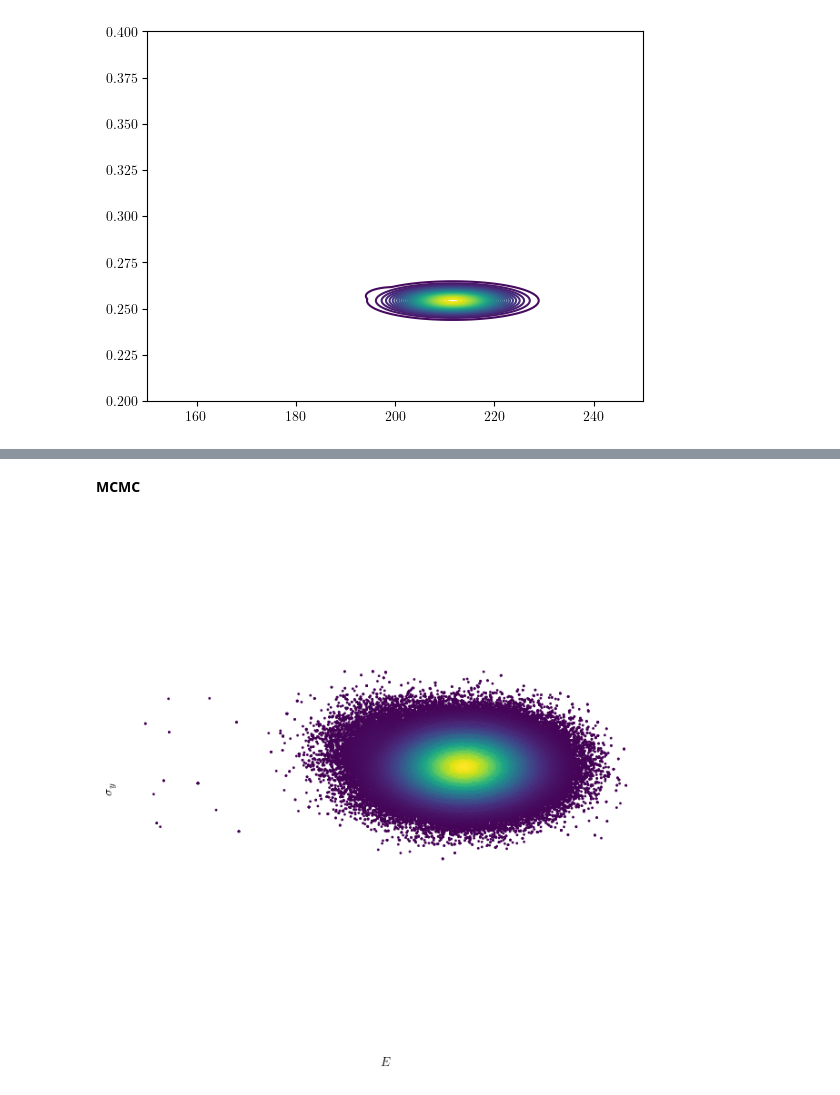
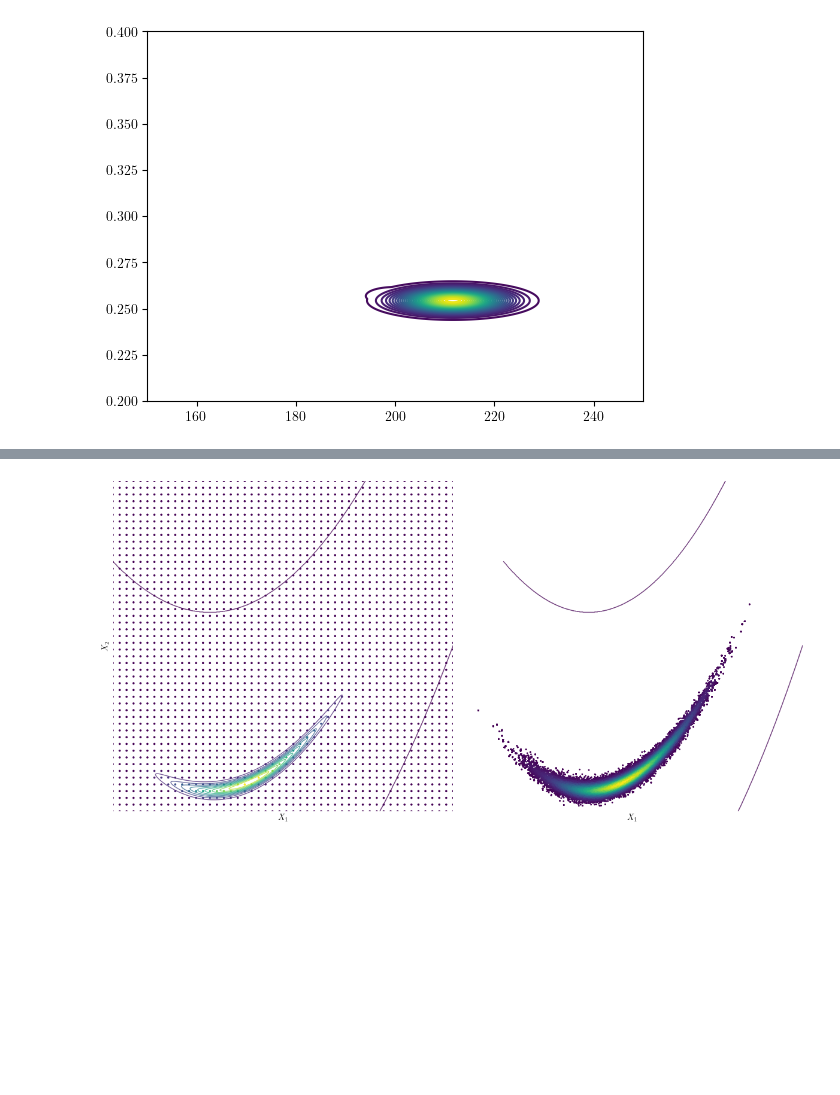
Before and after one commit to mark-hobbs/articles, a Jupyter notebook: bayesian-inference/linear-elasticity-perfect-plasticity.ipynb, the cells around one changed output, grey strips where cells are left out. Cells and saved outputs as stored; diff of their text form; code cells hidden in the pictures; blank space fills up the shorter version.

```diff
--- a/bayesian-inference/linear-elasticity-perfect-plasticity.ipynb
+++ b/bayesian-inference/linear-elasticity-perfect-plasticity.ipynb
@@ -864,14 +868,4 @@ plt.savefig('figures/posterior-grid-search.png', dpi=300, bbox_inches='tight')
-# %% [markdown]
-**MCMC**
-# %%
-plt.figure(figsize=(7.5, 7.5))
-plt.scatter(samples[1000:, 0], samples[1000:, 1], c=p[1000:], s=1)
-plt.contour(X1, X2, pdf, levels=10, cmap='viridis')
-plt.xlabel('$E$')
-plt.ylabel('$\sigma_y$')
-plt.gca().set_frame_on(False)
-plt.xticks([])
-plt.yticks([])
-plt.savefig('figures/posterior-mcmc.png', dpi=300, bbox_inches='tight')
-# %% [output]
-[figure, removed]
+# %%
+def banana(x):
+    x1, x2 = x
+    return np.exp(-0.1 * ((x2 - x1**2) ** 2 + (x1 - 2) ** 2))
@@ -877,0 +893,41 @@ plt.savefig('figures/posterior-mcmc.png', dpi=300, bbox_inches='tight')
+# %%
+posterior = Posterior(distribution=banana)
+proposal = AdaptiveProposal(cov=np.eye(2), step_size=[1, 1])
+mh = Sampler(posterior, proposal, 1e5, np.array([0, 10]))
+mh.sample()
+samples = mh.get_samples()
+# %%
+X1_grid_search, X2_grid_search = np.meshgrid(np.linspace(-5, 12.5, 50), np.linspace(-10, 150, 50))
+grid_search = np.column_stack([X1_grid_search.ravel(), X2_grid_search.ravel()])
+pdf_grid_search = np.array([posterior.evaluate(x) for x in grid_search])
+pdf_grid_search = pdf_grid_search.reshape(X1_grid_search.shape)
+
+X1, X2 = np.meshgrid(np.linspace(-5, 12.5, 1000), np.linspace(-10, 150, 1000))
+grid = np.column_stack([X1.ravel(), X2.ravel()])
+pdf = np.array([posterior.evaluate(x) for x in grid])
+pdf = pdf.reshape(X1.shape)
+
+p = np.array([posterior.evaluate(sample) for sample in samples])
+
+fig, axes = plt.subplots(1, 2, figsize=(12, 6))
+ax1 = axes[0]
+scatter1 = ax1.scatter(X1_grid_search.ravel(), X2_grid_search.ravel(), c=pdf_grid_search.ravel(), s=2.5, cmap="viridis")
+ax1.contour(X1, X2, pdf, levels=10, cmap='viridis', linewidths=1, alpha=0.75)
+ax1.set_xlabel('$X_1$')
+ax1.set_ylabel('$X_2$')
+ax1.set_frame_on(False)
+ax1.set_xticks([])
+ax1.set_yticks([])
+
+ax2 = axes[1]
+scatter2 = ax2.scatter(samples[:, 0], samples[:, 1], c=p, s=1, cmap='viridis')
+ax2.contour(X1, X2, pdf, levels=10, cmap='viridis', linewidths=1, alpha=0.75)
+ax2.set_xlabel('$X_1$')
+ax2.set_frame_on(False)
+ax2.set_xticks([])
+ax2.set_yticks([])
+
+plt.tight_layout()
+plt.savefig('figures/posterior-approximation-comparison.png', dpi=300, bbox_inches='tight')
+# %% [output]
+[figure, added]
```
Also changed, not shown: parts of 15 cells of this notebook, 6 other files.
